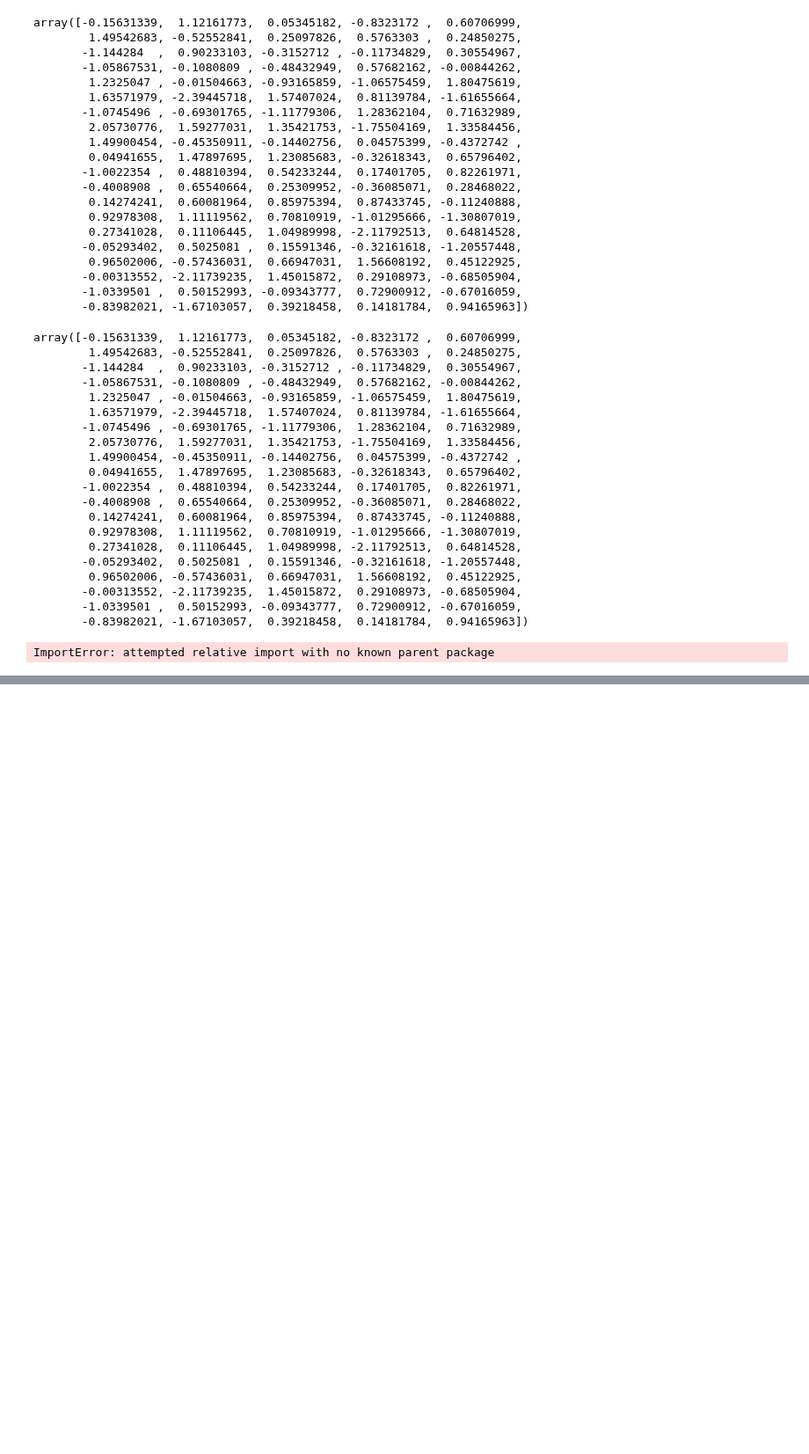
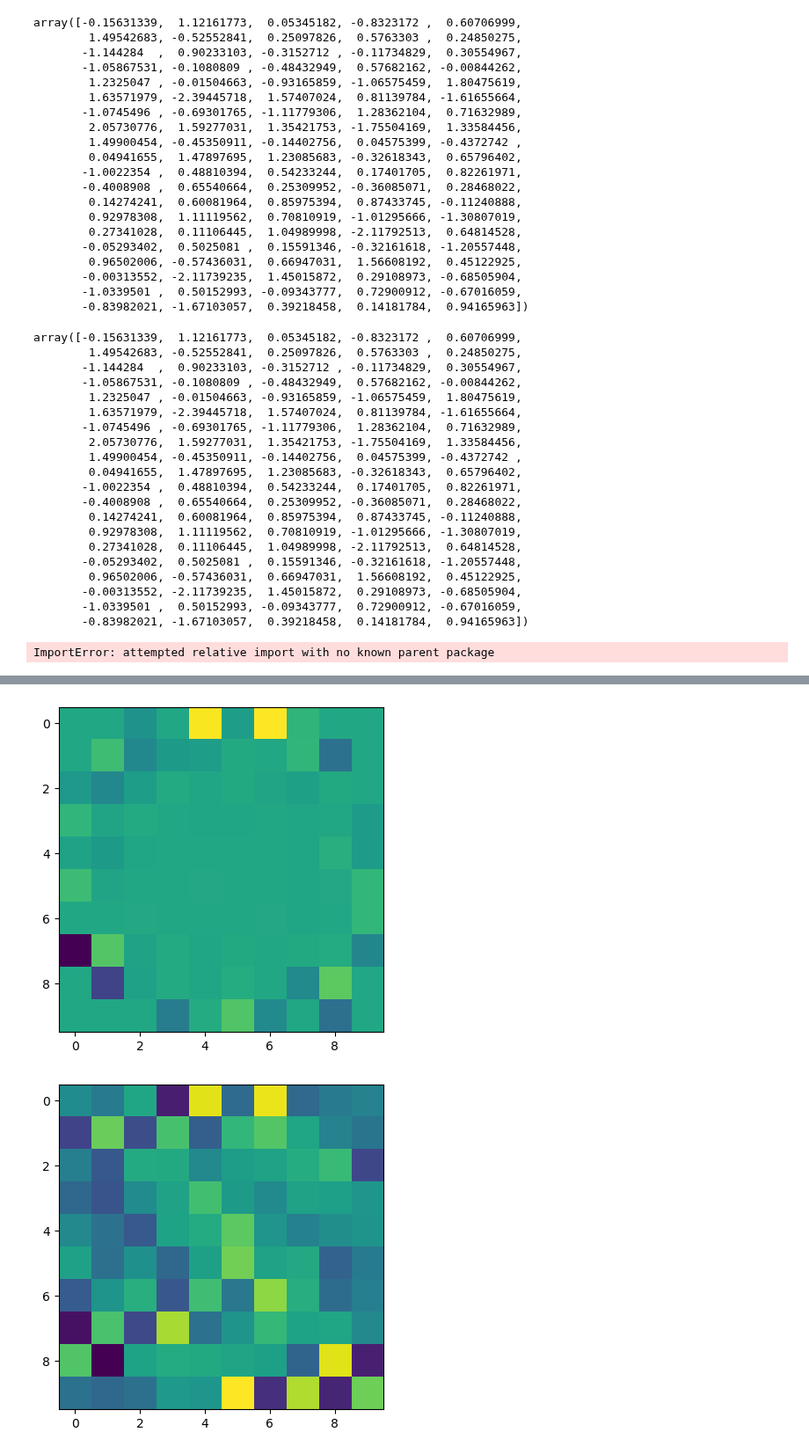
Before and after one commit to binweiyan/code, a Jupyter notebook: Untitled-1.ipynb, the cells around one changed output, grey strips where cells are left out. Shown at 88% size. Saved outputs shown, nothing was run; the diff lists cells and outputs as text; code cells hidden in the pictures; blank space fills up the shorter version.

```diff
--- a/Untitled-1.ipynb
+++ b/Untitled-1.ipynb
@@ -1044,0 +1178,38 @@ kernels['cauchy'] = lambda x: 1 / (1 + x ** 2)
+# %%
+#two dimensional fourier transform
+X = np.random.normal(size = (100000, 2))
+y = np.random.normal(size = 100000)
+table = pd.DataFrame({'X' + str(i): X[:, i] for i in range(2)})
+table['y'] = y
+#descretize the X get the mean of the corresponding Y
+#bin the X into 100 bins of equal length for each dimension
+for i in range(2):
+    table['X' + str(i) + '_bin'] = pd.cut(table['X' + str(i)], 10)
+#group by the X_bin and get the mean of the corresponding Y
+table = table.groupby(['X' + str(i) + '_bin' for i in range(2)]).mean()
+table = table.fillna(0)
+
+#change y into matrix of shape (100, 100)
+y = table['y'].values.reshape((10, 10))
+# %%
+#fft for two dimensional data
+from scipy import fftpack
+
+fft2 = fftpack.fftn(y)
+fft2_power = np.abs(fft2)
+#denoise
+fft2[fft2_power < np.percentile(fft2_power, 90)] = 0
+#fftpack.ifft2(fft2).real
+denoised = fftpack.ifftn(fft2).real
+
+#plot y and denoised
+
+import matplotlib.pyplot as plt
+plt.imshow(y)
+plt.show()
+
+plt.imshow(denoised)
+plt.show()
+# %% [output]
+[figure, added]
+[figure, added]
```
Also changed, not shown: parts of 8 cells of this notebook.
